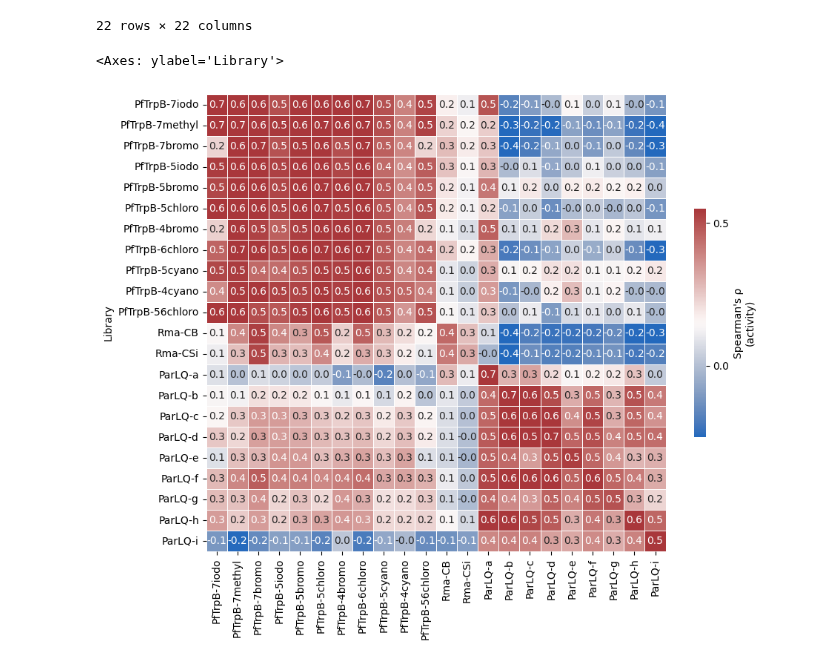
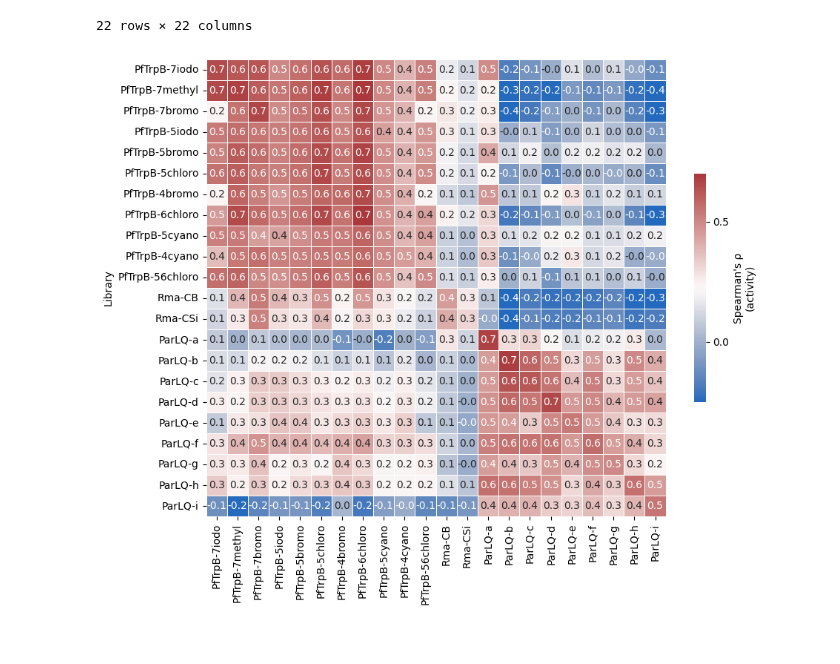
Before and after one commit to fhalab/substrate_aware_zs, a Jupyter notebook: sandbox/vis_corr.ipynb, the cells around one changed output. Cells and saved outputs as stored; diff of their text form; code cells hidden in the pictures.

```diff
--- a/sandbox/vis_corr.ipynb
+++ b/sandbox/vis_corr.ipynb
@@ -85,20 +85,21 @@ corr_df
 # %%
 
 # Set the figure size
 plt.figure(figsize=(10, 8))
 # Create a heatmap
 sns.heatmap(
     corr_df,
     # .set_index("Library")
     # .reindex(["PfTrpB-avg", "Rma-CB", "Rma-CSi", "ParLQ-avg"]),
     cmap="vlag",
     annot=True,
     fmt=".1f",
     linewidths=0.5,
     cbar_kws={"label": "Spearman's ρ\n(activity)", "ticks": [0, 0.5], "shrink": 0.5},
     vmin=-0.25,
-    vmax=0.55
+    vmax=0.7
 )
+# save the output
+plt.savefig("/disk2/fli/REVIVAL2/figs/zs_lin_rho_pairwise_df_all.svg", dpi=300, bbox_inches="tight")
 # %% [output]
-<Axes: ylabel='Library'>
-[figure, old version]
+[figure, new version]
```
Also changed, not shown: parts of 28 cells of this notebook, 3 other files.
